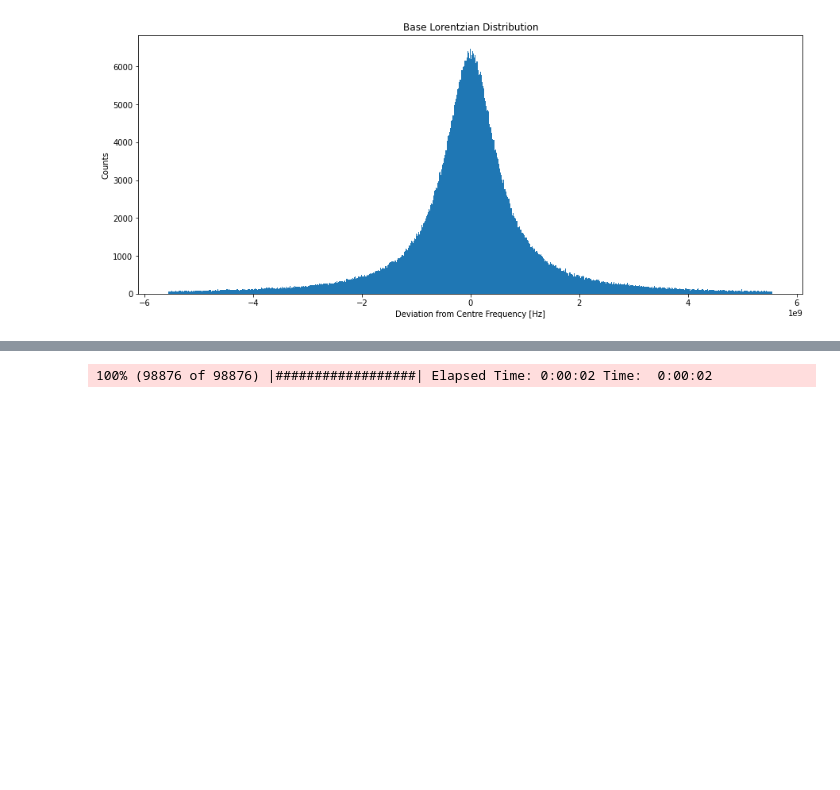
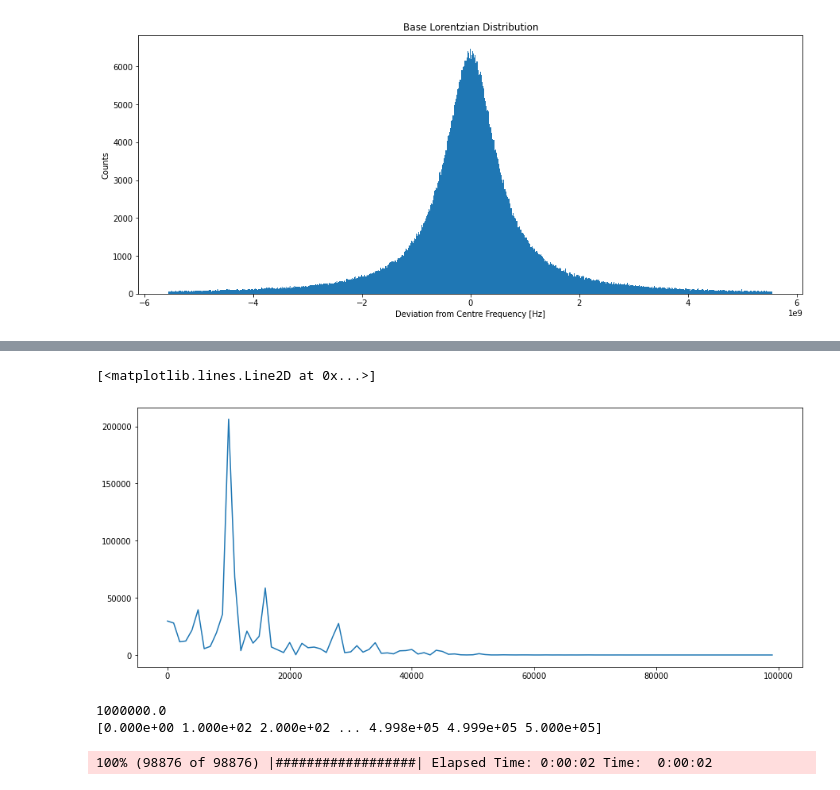
Before and after one commit to adamg0709/QDOT, a Jupyter notebook: Simulator.ipynb, the cells around one changed output, grey strips where cells are left out. Drawn from its saved outputs; the diff is of its cells as text; code cells hidden in the pictures; blank space fills up the shorter version.

```diff
--- a/Simulator.ipynb
+++ b/Simulator.ipynb
@@ -143,3 +147,21 @@ if plot == True:
+# %%
+sampling_rate = 1/timestep
+time = np.arange(0, num_steps*timestep, timestep)
+data = CF
+fourier_transform = np.fft.rfft(data)
+abs_fourier_transform = np.abs(fourier_transform)
+power_spectrum = np.square(abs_fourier_transform)
+frequency = np.linspace(0, sampling_rate/2, len(power_spectrum))
+plt.plot(frequency[0:100], power_spectrum[0:100])
+# %% [output]
+[<matplotlib.lines.Line2D at 0x...>]
+[figure, added]
+# %%
+print(sampling_rate)
+print(frequency)
+# %% [output]
+1000000.0
+[0.000e+00 1.000e+02 2.000e+02 ... 4.998e+05 4.999e+05 5.000e+05]
 # %%
 x = np.array(sim.wandering[0::1])
 y = np.array(sim.wandering[5::1])
```
Also changed, not shown: parts of 8 cells of this notebook.
